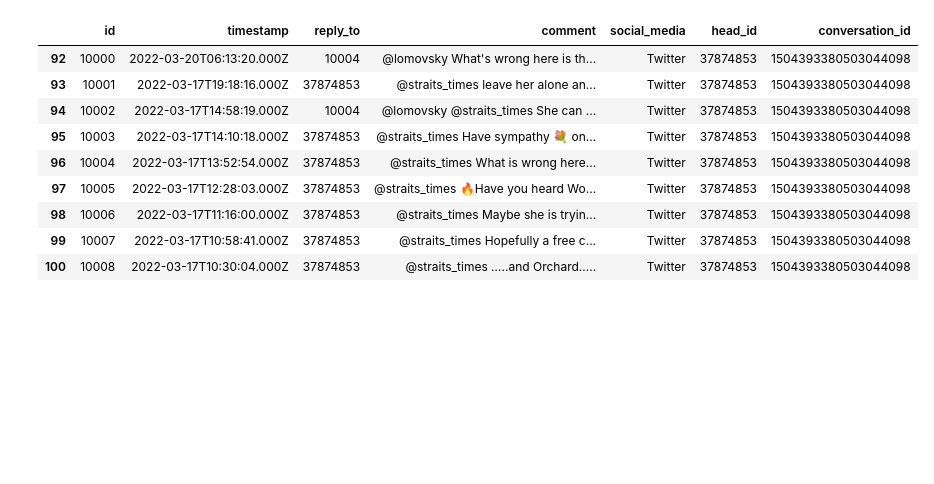
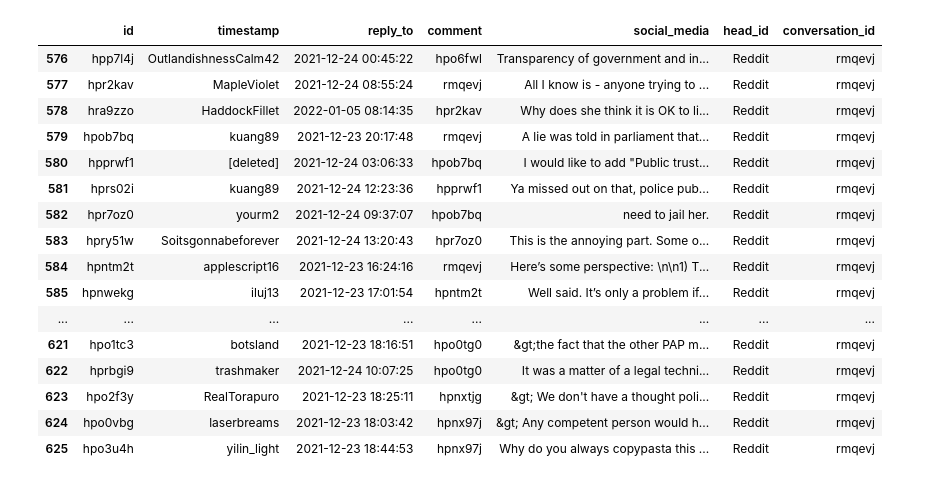
Before and after one commit to Confirmation-Bias-Analyser/Data-Collection, a Jupyter notebook: Update and View Database.ipynb, the cells around one changed output. Saved outputs shown, nothing was run; the diff lists cells and outputs as text; code cells hidden in the pictures; blank space fills up the shorter version.

```diff
--- a/Update and View Database.ipynb
+++ b/Update and View Database.ipynb
@@ -39,12 +55,12 @@ with open('Authentication/database_uri.txt', 'r', encoding="utf8") as f:
 # setUpDB(command, uri)
 # %%
 query = '''
-    select * from tweets_for_analysis
+    select * from comments_for_analysis
 '''
 
 data = getData(query, uri)
 print('Length of dataframe:', len(data))
 print(data['conversation_id'].unique())
 
-data
+data.head()
 # %% [output]
@@ -67,13 +80,20 @@ Length of dataframe: 185
 # %%
-data[data['conversation_id'] == '1504393380503044098']
+data[data['conversation_id'] == 'rmqevj']
 # %% [output]
 |  | id | timestamp | reply_to | comment | social_media | head_id | conversation_id |
-| 92 | 10000 | 2022-03-20T06:13:20.000Z | 10004 | @lomovsky What's wrong here is th... | Twitter | 37874853 | 1504393380503044098 |
-| 93 | 10001 | 2022-03-17T19:18:16.000Z | 37874853 | @straits_times leave her alone an... | Twitter | 37874853 | 1504393380503044098 |
-| 94 | 10002 | 2022-03-17T14:58:19.000Z | 10004 | @lomovsky @straits_times She can ... | Twitter | 37874853 | 1504393380503044098 |
-| 95 | 10003 | 2022-03-17T14:10:18.000Z | 37874853 | @straits_times Have sympathy 💐 on... | Twitter | 37874853 | 1504393380503044098 |
-| 96 | 10004 | 2022-03-17T13:52:54.000Z | 37874853 | @straits_times What is wrong here... | Twitter | 37874853 | 1504393380503044098 |
-| 97 | 10005 | 2022-03-17T12:28:03.000Z | 37874853 | @straits_times 🔥Have you heard Wo... | Twitter | 37874853 | 1504393380503044098 |
-| 98 | 10006 | 2022-03-17T11:16:00.000Z | 37874853 | @straits_times Maybe she is tryin... | Twitter | 37874853 | 1504393380503044098 |
-| 99 | 10007 | 2022-03-17T10:58:41.000Z | 37874853 | @straits_times Hopefully a free c... | Twitter | 37874853 | 1504393380503044098 |
-| 100 | 10008 | 2022-03-17T10:30:04.000Z | 37874853 | @straits_times …..and Orchard….. | Twitter | 37874853 | 1504393380503044098 |
+| 576 | hpp7l4j | OutlandishnessCalm42 | 2021-12-24 00:45:22 | hpo6fwl | Transparency of government and in... | Reddit | rmqevj |
+| 577 | hpr2kav | MapleViolet | 2021-12-24 08:55:24 | rmqevj | All I know is - anyone trying to ... | Reddit | rmqevj |
+| 578 | hra9zzo | HaddockFillet | 2022-01-05 08:14:35 | hpr2kav | Why does she think it is OK to li... | Reddit | rmqevj |
+| 579 | hpob7bq | kuang89 | 2021-12-23 20:17:48 | rmqevj | A lie was told in parliament that... | Reddit | rmqevj |
+| 580 | hpprwf1 | [deleted] | 2021-12-24 03:06:33 | hpob7bq | I would like to add "Public trust... | Reddit | rmqevj |
+| 581 | hprs02i | kuang89 | 2021-12-24 12:23:36 | hpprwf1 | Ya missed out on that, police pub... | Reddit | rmqevj |
+| 582 | hpr7oz0 | yourm2 | 2021-12-24 09:37:07 | hpob7bq | need to jail her. | Reddit | rmqevj |
+| 583 | hpry51w | Soitsgonnabeforever | 2021-12-24 13:20:43 | hpr7oz0 | This is the annoying part. Some o... | Reddit | rmqevj |
+| 584 | hpntm2t | applescript16 | 2021-12-23 16:24:16 | rmqevj | Here’s some perspective: \n\n1) T... | Reddit | rmqevj |
+| 585 | hpnwekg | iluj13 | 2021-12-23 17:01:54 | hpntm2t | Well said. It’s only a problem if... | Reddit | rmqevj |
+| ... | ... | ... | ... | ... | ... | ... | ... |
+| 621 | hpo1tc3 | botsland | 2021-12-23 18:16:51 | hpo0tg0 | &gt;the fact that the other PAP m... | Reddit | rmqevj |
+| 622 | hprbgi9 | trashmaker | 2021-12-24 10:07:25 | hpo0tg0 | It was a matter of a legal techni... | Reddit | rmqevj |
+| 623 | hpo2f3y | RealTorapuro | 2021-12-23 18:25:11 | hpnxtjg | &gt; We don't have a thought poli... | Reddit | rmqevj |
+| 624 | hpo0vbg | laserbreams | 2021-12-23 18:03:42 | hpnx97j | &gt; Any competent person would h... | Reddit | rmqevj |
+| 625 | hpo3u4h | yilin_light | 2021-12-23 18:44:53 | hpnx97j | Why do you always copypasta this ... | Reddit | rmqevj |
```
Also changed, not shown: parts of 2 cells of this notebook, 5 other files.
